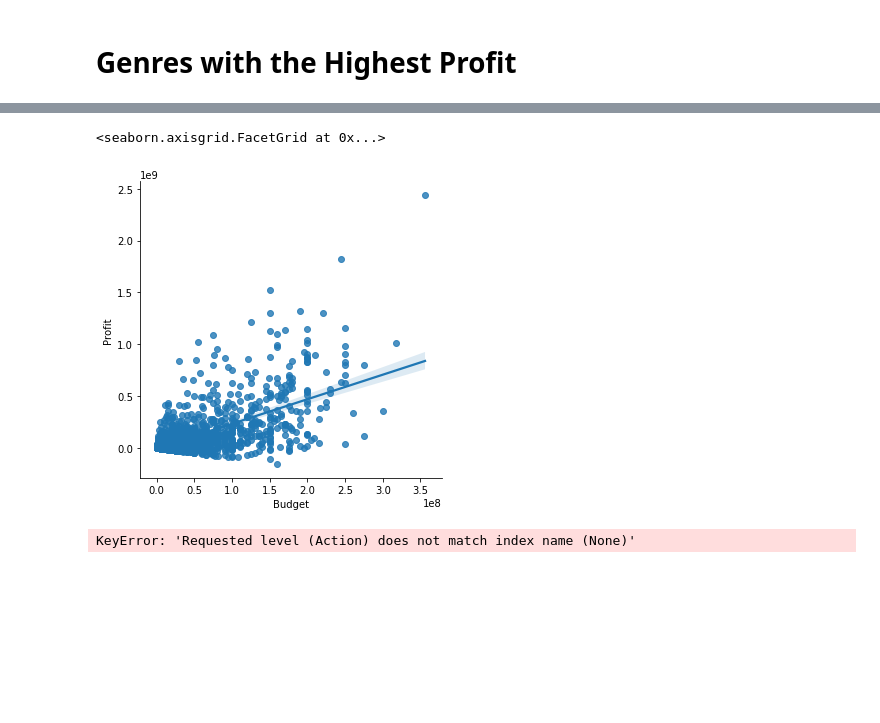
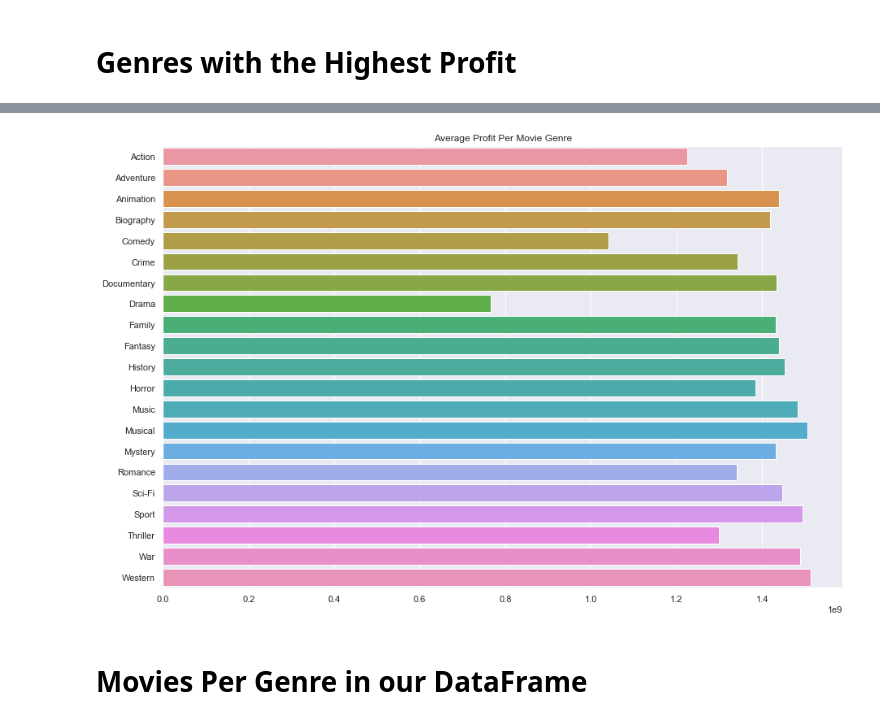
Before and after one commit to davidlebruce/movie_industry_project, a Jupyter notebook: david_practice_visualizations.ipynb, the cells around one changed output, grey strips where cells are left out. Saved outputs shown, nothing was run; the diff lists cells and outputs as text; code cells hidden in the pictures; blank space fills up the shorter version.

Commit message:
my latest visuals and one saved .png

```diff
--- a/david_practice_visualizations.ipynb
+++ b/david_practice_visualizations.ipynb
@@ -58,0 +35,4 @@ AttributeError: Cannot access callable attribute 'sort_values' of 'DataFrameGrou
+# %%
+df['Roi'] = ((df['Cumulative Worldwide Gross'] - df['Budget'])/df['Budget'])*100
+# %%
+df['Roi'] = df['Roi'].replace(np.inf, np.nan)
@@ -74,4 +89,4 @@ l_o_genres = list(set(list_of_genres))
 # %%
 l_o_genres.remove('NaN')
 # %%
-l_o_genres
+l_o_genres = sorted(l_o_genres)
@@ -130,9 +93,10 @@ dummies
-# %%
-sns.lmplot(x='Budget', y='Profit', data=df, )
-# %% [output]
-<seaborn.axisgrid.FacetGrid at 0x...>
-[figure, removed]
-# %%
-df[df['genres'].isna()]
-# %% [output]
-KeyError: 'Requested level (Action) does not match index name (None)'
+# %%
+# df_action = df.loc[df['Action'] == 1.0]
+avg_profit_per_genre = [df['Profit'].loc[df[genre]].mean().round(2) for genre in l_o_genres]
+# %%
+sns.set_context("poster")
+sns.set(rc={'figure.figsize':(15,10)})
+sns_plot = sns.barplot(x=avg_profit_per_genre, y=l_o_genres).set_title('Average Profit Per Movie Genre')
+# sns_plot.savefig("avg_profit_per_genre.png")
+# %% [output]
+[figure, added]
@@ -138,0 +110,2 @@ KeyError: 'Requested level (Action) does not match index name (None)'
+# %% [markdown]
+# Movies Per Genre in our DataFrame
```
Also changed, not shown: parts of 44 cells of this notebook, 1 other file.
